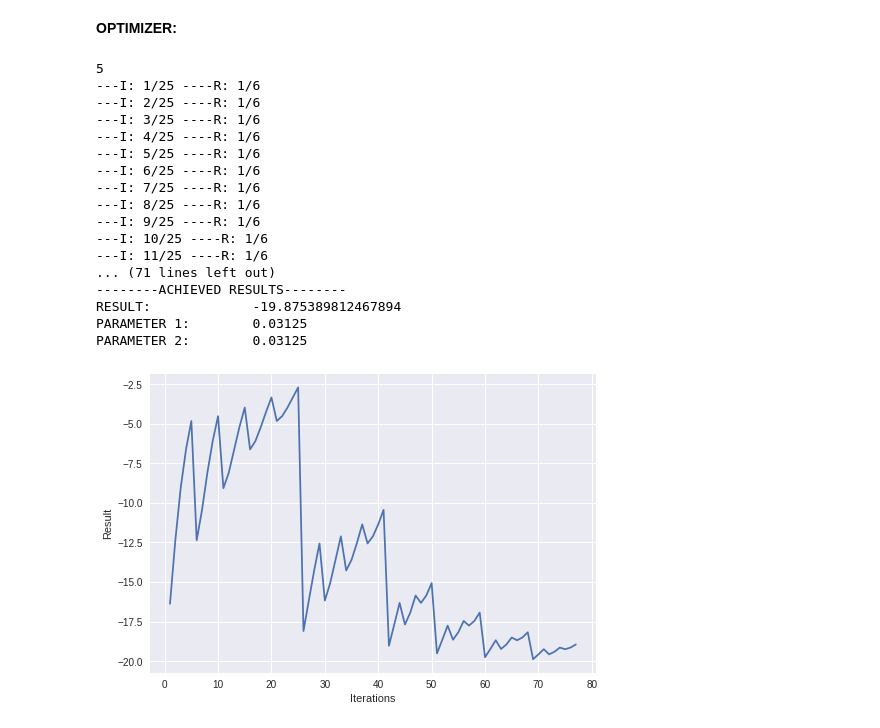
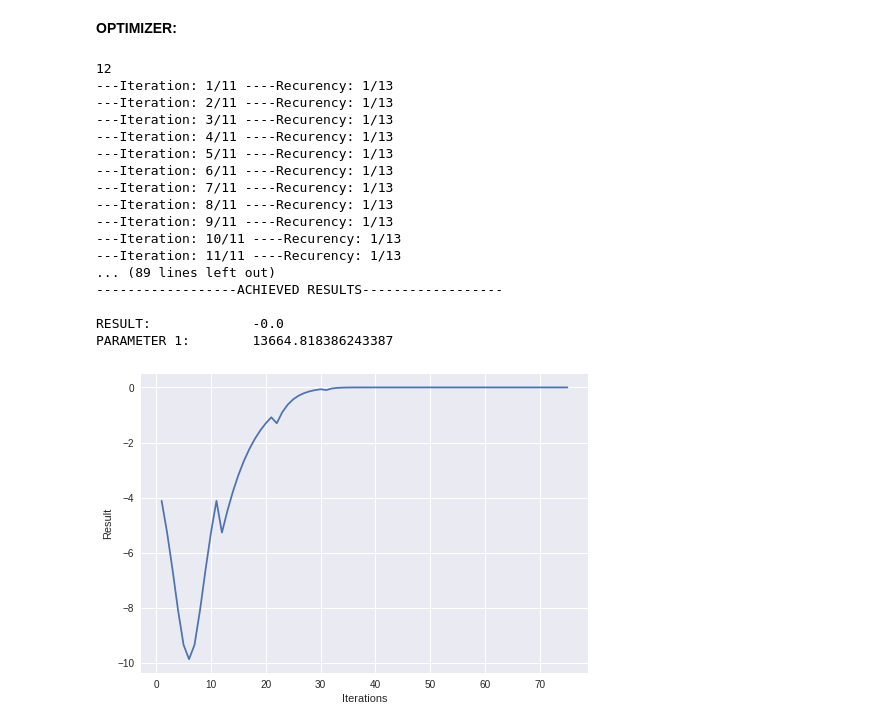
Before and after one commit to seraffin/FailOmen, a Jupyter notebook: Wojtek/NNOptimizer.ipynb, the cells around one changed output. Saved outputs shown, nothing was run; the diff lists cells and outputs as text; code cells hidden in the pictures.

```diff
--- a/Wojtek/NNOptimizer.ipynb
+++ b/Wojtek/NNOptimizer.ipynb
@@ -246,30 +263,30 @@ def optimizer(func, steps, minMax1, minMax2=False, split = 4, reduceSplit = Fals
   create_plot_optimizer(xData, yData, 'Iterations', 'Result')
   return result
 # %%
-def exampleFunction(x, y):
+def exampleFunction(x, y = 5):
   return ((-20)* math.exp((((0.5*(x**2 + y**2))**0.5)*(-0.2))))
 
 
-optimizer(exampleFunction, 5 , [1,10], [1,10],  split = 4, reduceSplit = True, searchMaximum = True)
+optimizer(exampleFunction, 12 , [-10,10], minMax2=False,  split = 10, reduceSplit = True, searchMaximum = True)
 # %% [output]
-5
----I: 1/25 ----R: 1/6
----I: 2/25 ----R: 1/6
----I: 3/25 ----R: 1/6
----I: 4/25 ----R: 1/6
----I: 5/25 ----R: 1/6
----I: 6/25 ----R: 1/6
----I: 7/25 ----R: 1/6
----I: 8/25 ----R: 1/6
----I: 9/25 ----R: 1/6
----I: 10/25 ----R: 1/6
----I: 11/25 ----R: 1/6
-... (71 lines left out)
---------ACHIEVED RESULTS--------
-RESULT:             -19.875389812467894
-PARAMETER 1:        0.03125
-PARAMETER 2:        0.03125
+12
+---Iteration: 1/11 ----Recurency: 1/13
+---Iteration: 2/11 ----Recurency: 1/13
+---Iteration: 3/11 ----Recurency: 1/13
+---Iteration: 4/11 ----Recurency: 1/13
+---Iteration: 5/11 ----Recurency: 1/13
+---Iteration: 6/11 ----Recurency: 1/13
+---Iteration: 7/11 ----Recurency: 1/13
+---Iteration: 8/11 ----Recurency: 1/13
+---Iteration: 9/11 ----Recurency: 1/13
+---Iteration: 10/11 ----Recurency: 1/13
+---Iteration: 11/11 ----Recurency: 1/13
+... (89 lines left out)
+------------------ACHIEVED RESULTS------------------
+
+RESULT:             -0.0
+PARAMETER 1:        13664.818386243387
-[figure, old version]
+[figure, new version]
 # %%
 def searchForFailed(yList):
     changedRowList = []
```
Also changed, not shown: parts of 2 cells of this notebook.
